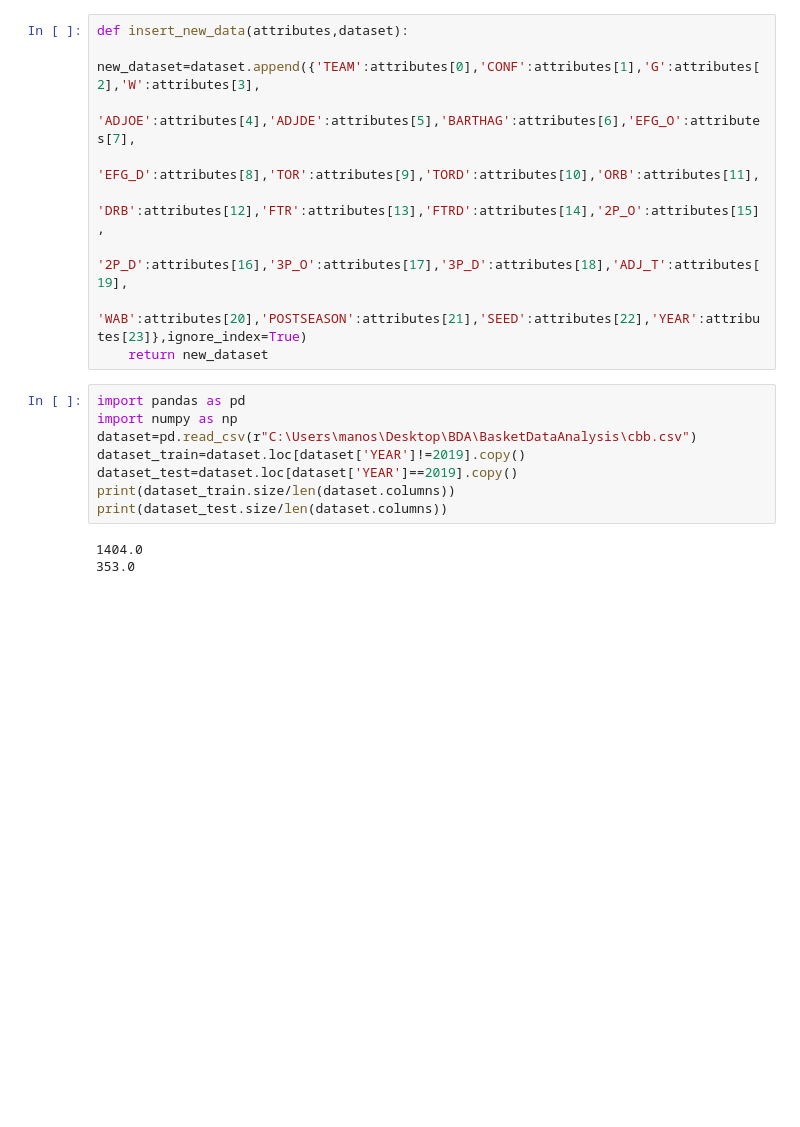
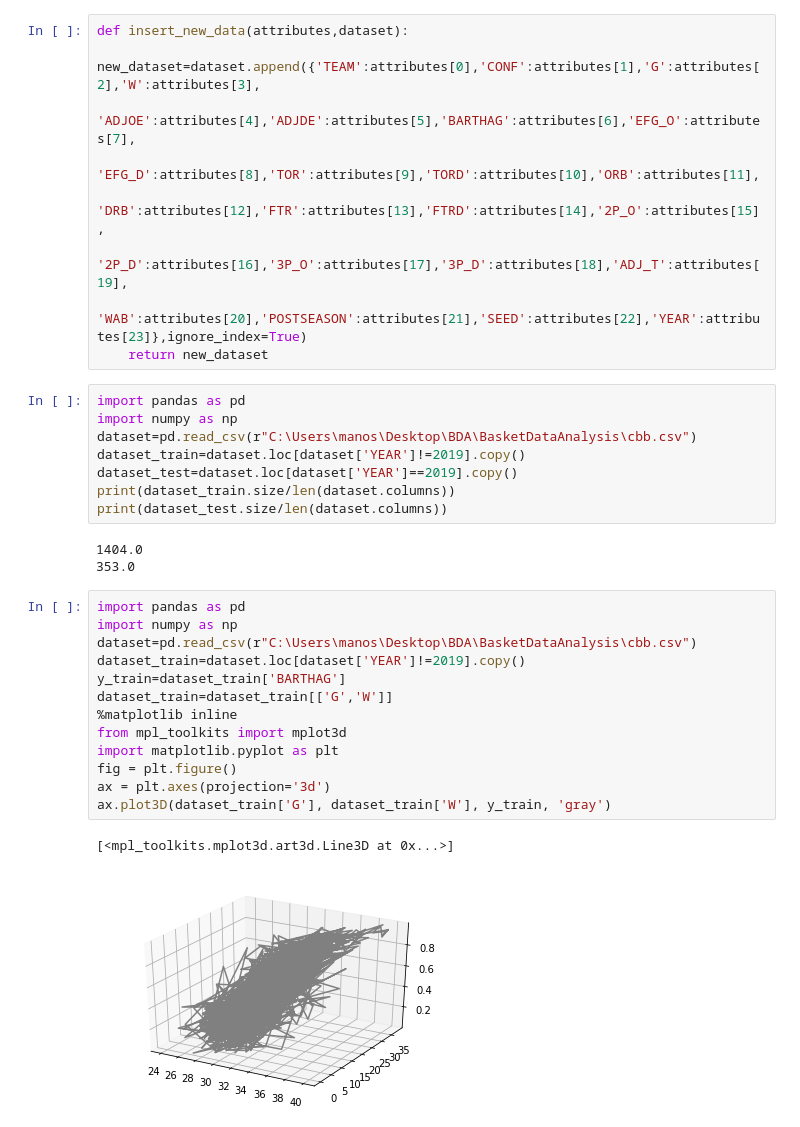
Before and after one commit to ManosMorf97/BasketDataAnalysis, a Jupyter notebook: requirements.ipynb, the cells around one changed output. Cells and saved outputs as stored; diff of their text form; blank space fills up the shorter version.

```diff
--- a/requirements.ipynb
+++ b/requirements.ipynb
@@ -388,3 +327,19 @@ print(dataset_test.size/len(dataset.columns))
 # %% [output]
 1404.0
 353.0
+# %%
+import pandas as pd
+import numpy as np
+dataset=pd.read_csv(r"C:\Users\manos\Desktop\BDA\BasketDataAnalysis\cbb.csv")
+dataset_train=dataset.loc[dataset['YEAR']!=2019].copy()
+y_train=dataset_train['BARTHAG']
+dataset_train=dataset_train[['G','W']]
+%matplotlib inline
+from mpl_toolkits import mplot3d
+import matplotlib.pyplot as plt
+fig = plt.figure()
+ax = plt.axes(projection='3d')
+ax.plot3D(dataset_train['G'], dataset_train['W'], y_train, 'gray')
+# %% [output]
+[<mpl_toolkits.mplot3d.art3d.Line3D at 0x...>]
+[figure, added]
```
Also changed, not shown: parts of 10 cells of this notebook.
